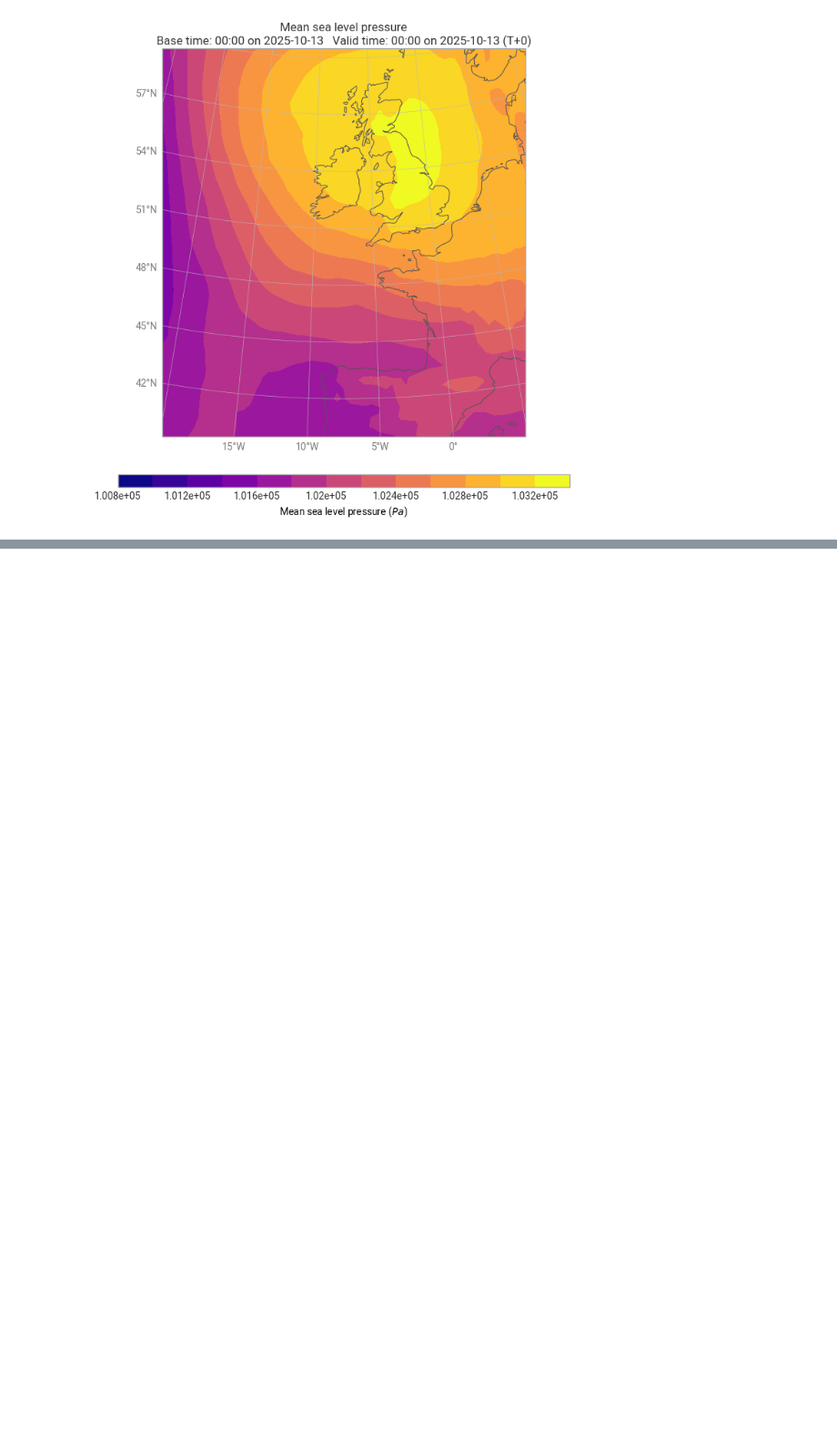
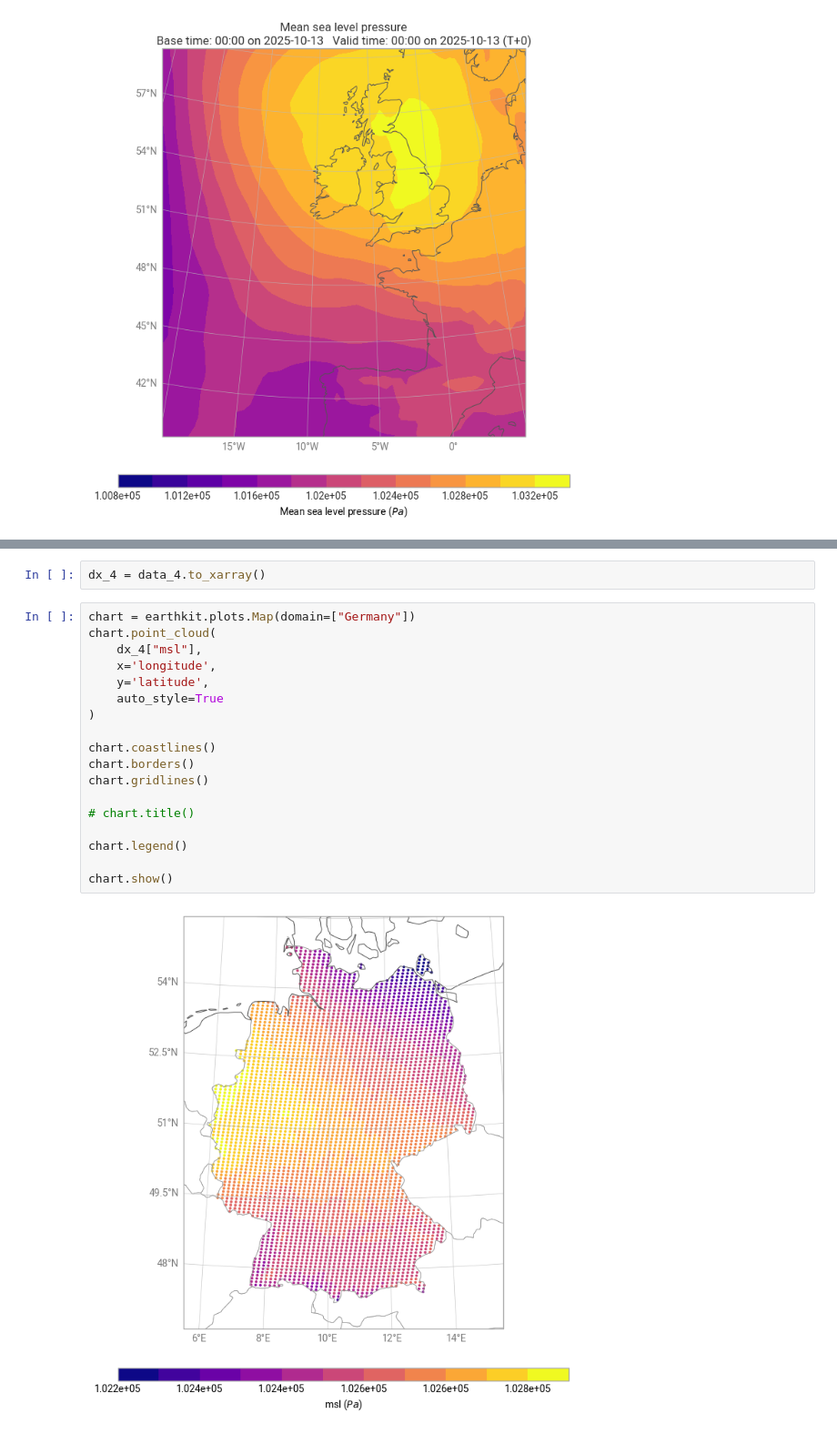
Before and after one commit to ecmwf-training/2025-computing-training-week, a Jupyter notebook: mars/polytope/area_boundingbox.ipynb, the cells around one changed output, grey strips where cells are left out. Shown at 91% size. Saved outputs shown, nothing was run; the diff lists cells and outputs as text; blank space fills up the shorter version.

```diff
--- a/mars/polytope/area_boundingbox.ipynb
+++ b/mars/polytope/area_boundingbox.ipynb
@@ -239,0 +289,22 @@ chart.show()
+# %%
+dx_4 = data_4.to_xarray()
+# %%
+chart = earthkit.plots.Map(domain=["Germany"])
+chart.point_cloud(
+    dx_4["msl"],
+    x='longitude',
+    y='latitude',
+    auto_style=True
+)
+
+chart.coastlines()
+chart.borders()
+chart.gridlines()
+
+# chart.title()
+
+chart.legend()
+
+chart.show()
+# %% [output]
+[figure, added]
```
Also changed, not shown: parts of 4 cells of this notebook, 1 other file.
